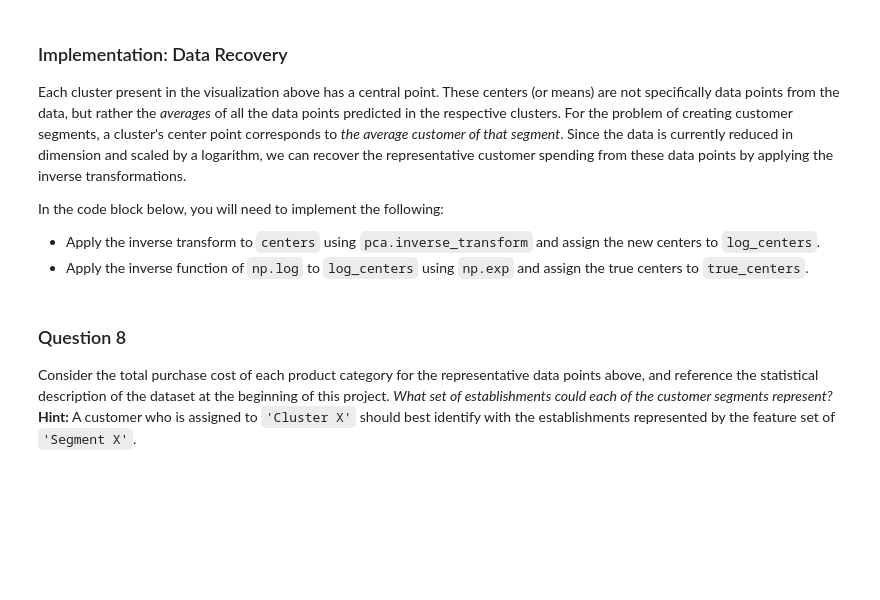
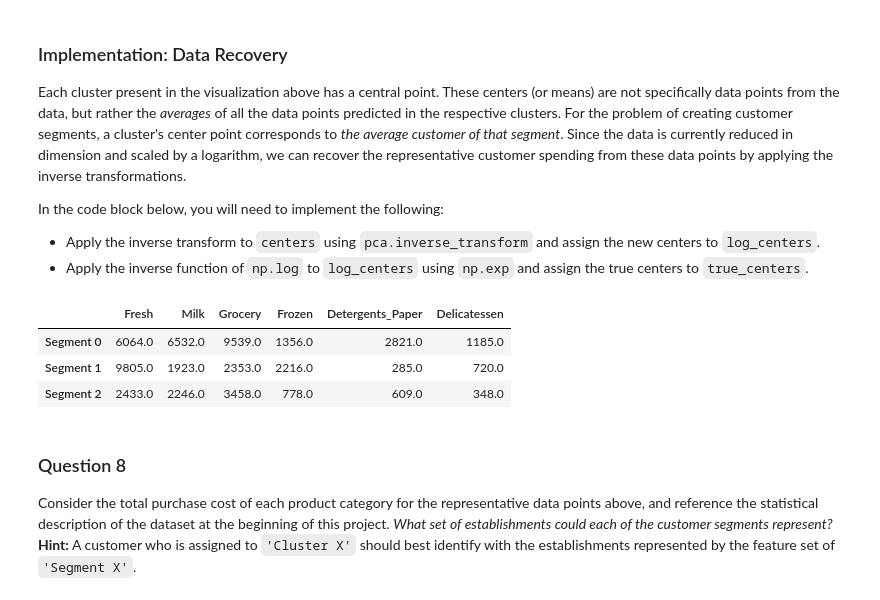
Before and after one commit to JettJengaGod/MachineLearningNanoDegree, a Jupyter notebook: projects/customer_segments/customer_segments.ipynb, the cells around one changed output. Drawn from its saved outputs; the diff is of its cells as text; code cells hidden in the pictures; blank space fills up the shorter version.

Commit message:
Customer segments project

```diff
--- a/projects/customer_segments/customer_segments.ipynb
+++ b/projects/customer_segments/customer_segments.ipynb
@@ -350,13 +358,13 @@ In the code block below, you will need to implement the following:
  - Apply a PCA transformation of `log_samples` using `pca.transform`, and assign the results to `pca_samples`.
 # %%
 # TODO: Apply PCA by fitting the good data with only two dimensions
-pca = None
+pca = PCA(n_components=2).fit(good_data)
 
 # TODO: Transform the good data using the PCA fit above
-reduced_data = None
+reduced_data = pca.transform(good_data)
 
 # TODO: Transform log_samples using the PCA fit above
-pca_samples = None
+pca_samples = pca.transform(log_samples)
 
 # Create a DataFrame for the reduced data
 reduced_data = pd.DataFrame(reduced_data, columns = ['Dimension 1', 'Dimension 2'])
@@ -401,17 +421,27 @@ In the code block below, you will need to implement the following:
  - Import `sklearn.metrics.silhouette_score` and calculate the silhouette score of `reduced_data` against `preds`.
    - Assign the silhouette score to `score` and print the result.
 # %%
-# TODO: Apply your clustering algorithm of choice to the reduced data
-clusterer = None
+from sklearn import mixture
+from sklearn.metrics import silhouette_score
 
-# TODO: Predict the cluster for each data point
-preds = None
+def clusterer_func(clusters):
+    # TODO: Apply your clustering algorithm of choice to the reduced data
+    clusterer = f = mixture.GMM(n_components=clusters).fit(reduced_data)
 
-# TODO: Find the cluster centers
-centers = None
+    # TODO: Predict the cluster for each data point
+    preds = f.predict(reduced_data)
 
-# TODO: Predict the cluster for each transformed sample data point
-sample_preds = None
+    # TODO: Find the cluster centers
+    centers = f.means_
 
-# TODO: Calculate the mean silhouette coefficient for the number of clusters chosen
-score = None
+    # TODO: Predict the cluster for each transformed sample data point
+    sample_preds = f.predict(pca_samples)
+
+    # TODO: Calculate the mean silhouette coefficient for the number of clusters chosen
+    score = silhouette_score(reduced_data, preds)
+    print(str(clusters)+" "+str(score))
+    return(preds,centers,sample_preds,score)
+
+for i in range(2,10):
+    clusterer_func(i)
+preds,centers,sample_preds,score = clusterer_func(3)
@@ -435,16 +487,21 @@ In the code block below, you will need to implement the following:
  - Apply the inverse function of `np.log` to `log_centers` using `np.exp` and assign the true centers to `true_centers`.
 # %%
 # TODO: Inverse transform the centers
-log_centers = None
+log_centers = pca.inverse_transform(centers)
 
 # TODO: Exponentiate the centers
-true_centers = None
+true_centers = np.exp(log_centers)
 
 # Display the true centers
 segments = ['Segment {}'.format(i) for i in range(0,len(centers))]
 true_centers = pd.DataFrame(np.round(true_centers), columns = data.keys())
 true_centers.index = segments
 display(true_centers)
+# %% [output]
+|  | Fresh | Milk | Grocery | Frozen | Detergents_Paper | Delicatessen |
+| Segment 0 | 6064.0 | 6532.0 | 9539.0 | 1356.0 | 2821.0 | 1185.0 |
+| Segment 1 | 9805.0 | 1923.0 | 2353.0 | 2216.0 | 285.0 | 720.0 |
+| Segment 2 | 2433.0 | 2246.0 | 3458.0 | 778.0 | 609.0 | 348.0 |
 # %% [markdown]
 ### Question 8
 Consider the total purchase cost of each product category for the representative data points above, and reference the statistical description of the dataset at the beginning of this project. *What set of establishments could each of the customer segments represent?*
```
Also changed, not shown: parts of 24 cells of this notebook, 1 other file.
